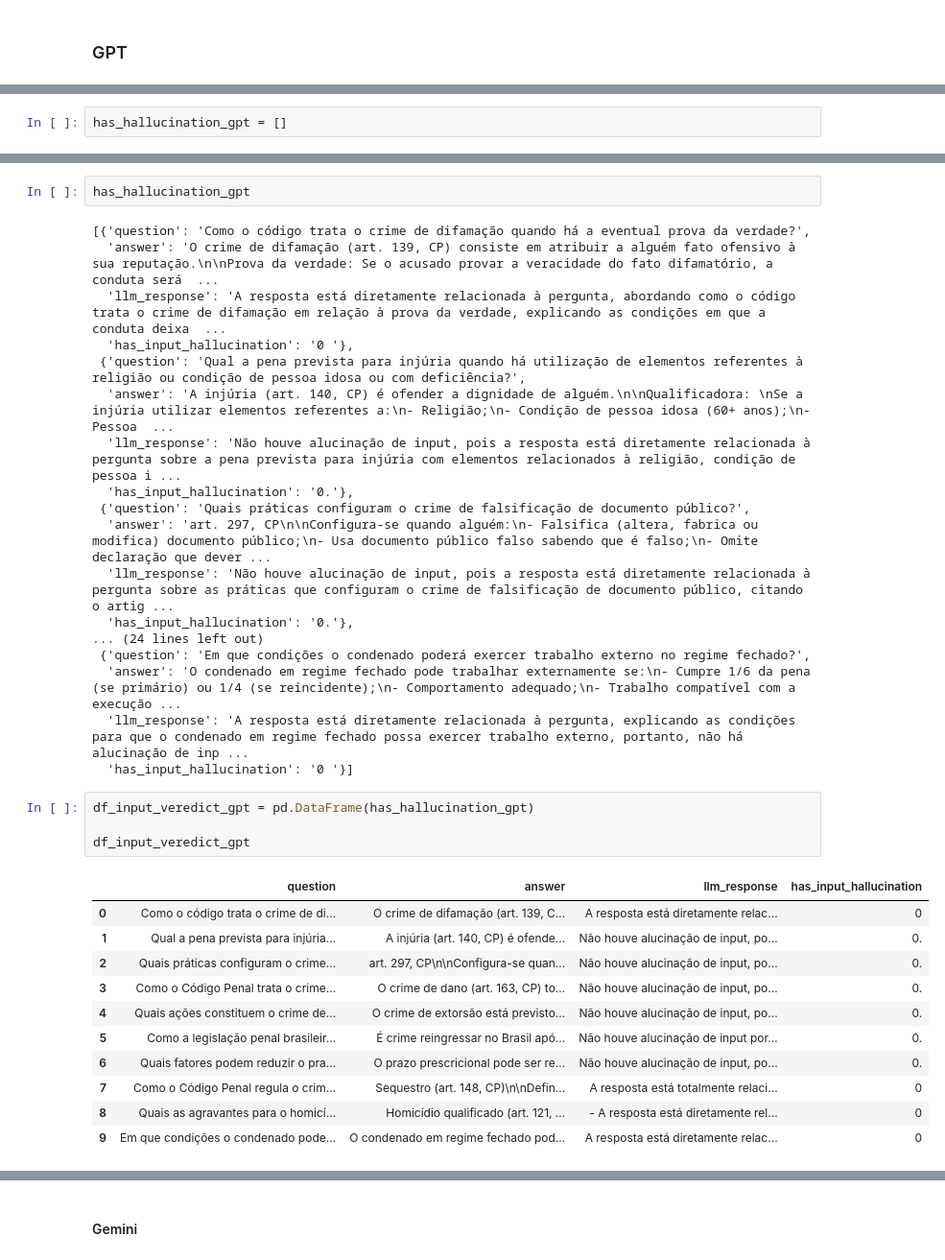
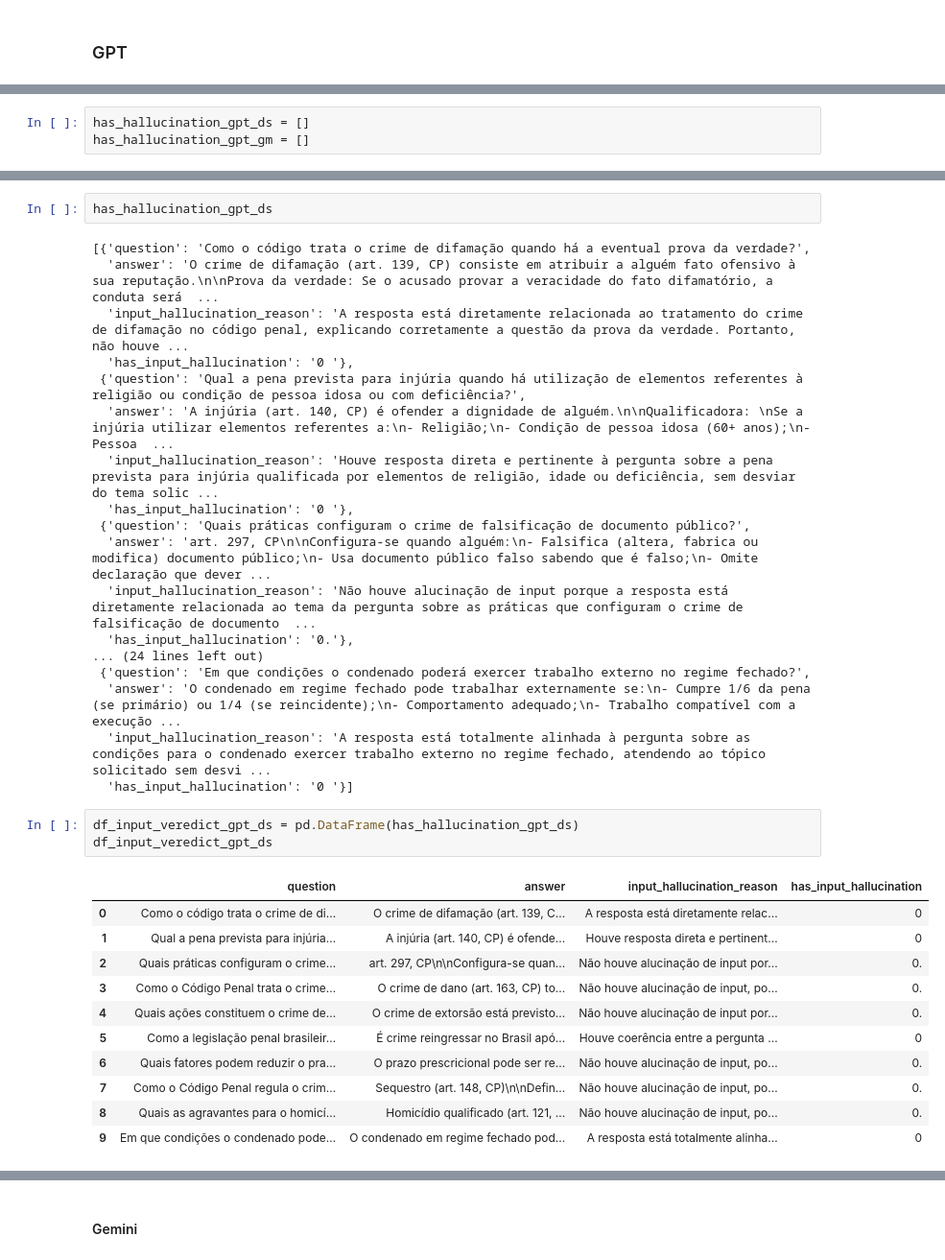
Before and after one commit to graciellenjose/hallucination-detection, a Jupyter notebook: implementation.ipynb, the cells around one changed output, grey strips where cells are left out. Shown at 96% size. Cells and saved outputs as stored; diff of their text form.

```diff
--- a/implementation.ipynb
+++ b/implementation.ipynb
@@ -286,2 +249,3 @@ df_input_veredict_llama_gm.to_csv("llm-output/input_hallucination_deepseek_llama
 # %%
-has_hallucination_gpt = []
+has_hallucination_gpt_ds = []
+has_hallucination_gpt_gm = []
@@ -317,37 +258,36 @@ for i in has_hallucination_gpt:
 # %%
-has_hallucination_gpt
+has_hallucination_gpt_ds
 # %% [output]
 [{'question': 'Como o código trata o crime de difamação quando há a eventual prova da verdade?',
   'answer': 'O crime de difamação (art. 139, CP) consiste em atribuir a alguém fato ofensivo à sua reputação.\n\nProva da verdade: Se o acusado provar a veracidade do fato difamatório, a conduta será  ...
-  'llm_response': 'A resposta está diretamente relacionada à pergunta, abordando como o código trata o crime de difamação em relação à prova da verdade, explicando as condições em que a conduta deixa  ...
+  'input_hallucination_reason': 'A resposta está diretamente relacionada ao tratamento do crime de difamação no código penal, explicando corretamente a questão da prova da verdade. Portanto, não houve ...
   'has_input_hallucination': '0 '},
  {'question': 'Qual a pena prevista para injúria quando há utilização de elementos referentes à religião ou condição de pessoa idosa ou com deficiência?',
   'answer': 'A injúria (art. 140, CP) é ofender a dignidade de alguém.\n\nQualificadora: \nSe a injúria utilizar elementos referentes a:\n- Religião;\n- Condição de pessoa idosa (60+ anos);\n- Pessoa  ...
-  'llm_response': 'Não houve alucinação de input, pois a resposta está diretamente relacionada à pergunta sobre a pena prevista para injúria com elementos relacionados à religião, condição de pessoa i ...
-  'has_input_hallucination': '0.'},
+  'input_hallucination_reason': 'Houve resposta direta e pertinente à pergunta sobre a pena prevista para injúria qualificada por elementos de religião, idade ou deficiência, sem desviar do tema solic ...
+  'has_input_hallucination': '0 '},
  {'question': 'Quais práticas configuram o crime de falsificação de documento público?',
   'answer': 'art. 297, CP\n\nConfigura-se quando alguém:\n- Falsifica (altera, fabrica ou modifica) documento público;\n- Usa documento público falso sabendo que é falso;\n- Omite declaração que dever ...
-  'llm_response': 'Não houve alucinação de input, pois a resposta está diretamente relacionada à pergunta sobre as práticas que configuram o crime de falsificação de documento público, citando o artig ...
+  'input_hallucination_reason': 'Não houve alucinação de input porque a resposta está diretamente relacionada ao tema da pergunta sobre as práticas que configuram o crime de falsificação de documento  ...
   'has_input_hallucination': '0.'},
 ... (24 lines left out)
  {'question': 'Em que condições o condenado poderá exercer trabalho externo no regime fechado?',
   'answer': 'O condenado em regime fechado pode trabalhar externamente se:\n- Cumpre 1/6 da pena (se primário) ou 1/4 (se reincidente);\n- Comportamento adequado;\n- Trabalho compatível com a execução ...
-  'llm_response': 'A resposta está diretamente relacionada à pergunta, explicando as condições para que o condenado em regime fechado possa exercer trabalho externo, portanto, não há alucinação de inp ...
+  'input_hallucination_reason': 'A resposta está totalmente alinhada à pergunta sobre as condições para o condenado exercer trabalho externo no regime fechado, atendendo ao tópico solicitado sem desvi ...
   'has_input_hallucination': '0 '}]
 # %%
-df_input_veredict_gpt = pd.DataFrame(has_hallucination_gpt)
-
-df_input_veredict_gpt
+df_input_veredict_gpt_ds = pd.DataFrame(has_hallucination_gpt_ds)
+df_input_veredict_gpt_ds
 # %% [output]
-|  | question | answer | llm_response | has_input_hallucination |
+|  | question | answer | input_hallucination_reason | has_input_hallucination |
 | 0 | Como o código trata o crime de di... | O crime de difamação (art. 139, C... | A resposta está diretamente relac... | 0 |
-| 1 | Qual a pena prevista para injúria... | A injúria (art. 140, CP) é ofende... | Não houve alucinação de input, po... | 0. |
-| 2 | Quais práticas configuram o crime... | art. 297, CP\n\nConfigura-se quan... | Não houve alucinação de input, po... | 0. |
+| 1 | Qual a pena prevista para injúria... | A injúria (art. 140, CP) é ofende... | Houve resposta direta e pertinent... | 0 |
+| 2 | Quais práticas configuram o crime... | art. 297, CP\n\nConfigura-se quan... | Não houve alucinação de input por... | 0. |
 | 3 | Como o Código Penal trata o crime... | O crime de dano (art. 163, CP) to... | Não houve alucinação de input, po... | 0. |
-| 4 | Quais ações constituem o crime de... | O crime de extorsão está previsto... | Não houve alucinação de input, po... | 0. |
-| 5 | Como a legislação penal brasileir... | É crime reingressar no Brasil apó... | Não houve alucinação de input por... | 0. |
+| 4 | Quais ações constituem o crime de... | O crime de extorsão está previsto... | Não houve alucinação de input por... | 0. |
+| 5 | Como a legislação penal brasileir... | É crime reingressar no Brasil apó... | Houve coerência entre a pergunta ... | 0 |
 | 6 | Quais fatores podem reduzir o pra... | O prazo prescricional pode ser re... | Não houve alucinação de input, po... | 0. |
-| 7 | Como o Código Penal regula o crim... | Sequestro (art. 148, CP)\n\nDefin... | A resposta está totalmente relaci... | 0 |
-| 8 | Quais as agravantes para o homicí... | Homicídio qualificado (art. 121, ... | - A resposta está diretamente rel... | 0 |
-| 9 | Em que condições o condenado pode... | O condenado em regime fechado pod... | A resposta está diretamente relac... | 0 |
+| 7 | Como o Código Penal regula o crim... | Sequestro (art. 148, CP)\n\nDefin... | Não houve alucinação de input, po... | 0. |
+| 8 | Quais as agravantes para o homicí... | Homicídio qualificado (art. 121, ... | Não houve alucinação de input, po... | 0. |
+| 9 | Em que condições o condenado pode... | O condenado em regime fechado pod... | A resposta está totalmente alinha... | 0 |
 # %%
```
Also changed, not shown: parts of 40 cells of this notebook.
